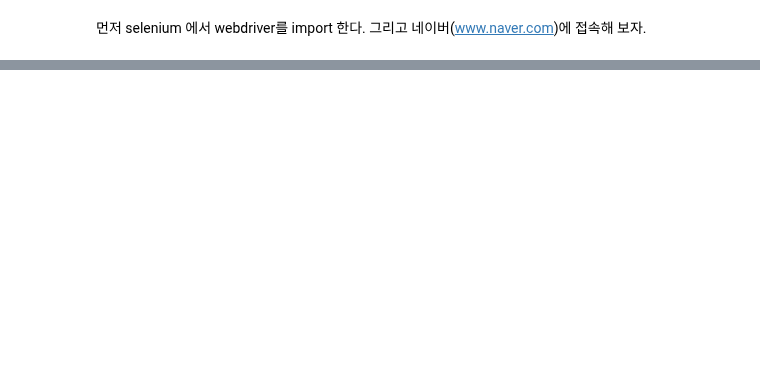
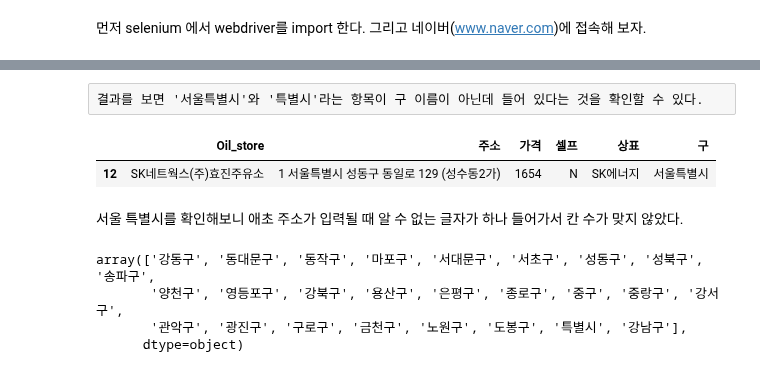
Before and after one commit to jaeyoon89/python_datascience_study, a Jupyter notebook: ch4_self_oil_store.ipynb, the cells around one changed output, grey strips where cells are left out. Drawn from its saved outputs; the diff is of its cells as text; code cells hidden in the pictures; blank space fills up the shorter version.

```diff
--- a/ch4_self_oil_store.ipynb
+++ b/ch4_self_oil_store.ipynb
@@ -28,0 +304,17 @@ OSError: [Errno 8] Exec format error: '/home/jaeyoon89/DataScience/driver/chrome
+# %% [raw]
+결과를 보면 '서울특별시'와 '특별시'라는 항목이 구 이름이 아닌데 들어 있다는 것을 확인할 수 있다.
+# %%
+stations[stations['구']=='서울특별시']
+# %% [output]
+|  | Oil_store | 주소 | 가격 | 셀프 | 상표 | 구 |
+| 12 | SK네트웍스(주)효진주유소 | 1 서울특별시 성동구 동일로 129 (성수동2가) | 1654 | N | SK에너지 | 서울특별시 |
+# %% [markdown]
+서울 특별시를 확인해보니 애초 주소가 입력될 때 알 수 없는 글자가 하나 들어가서 칸 수가 맞지 않았다.
+# %%
+stations.loc[stations['구']=='서울특별시','구'] = '성동구'
+stations['구'].unique()
+# %% [output]
+array(['강동구', '동대문구', '동작구', '마포구', '서대문구', '서초구', '성동구', '성북구', '송파구',
+       '양천구', '영등포구', '강북구', '용산구', '은평구', '종로구', '중구', '중랑구', '강서구',
+       '관악구', '광진구', '구로구', '금천구', '노원구', '도봉구', '특별시', '강남구'],
+      dtype=object)
```
Also changed, not shown: parts of 60 cells of this notebook.
